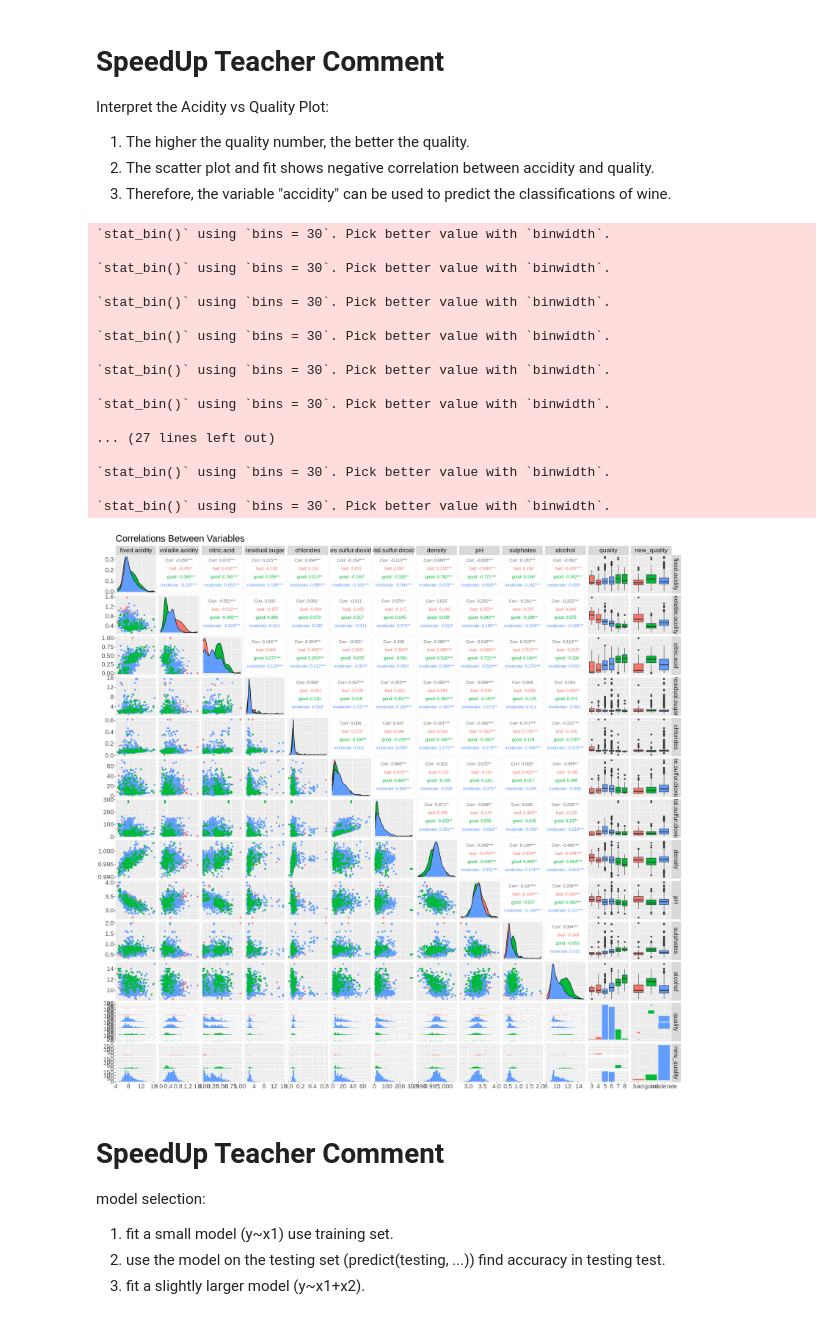
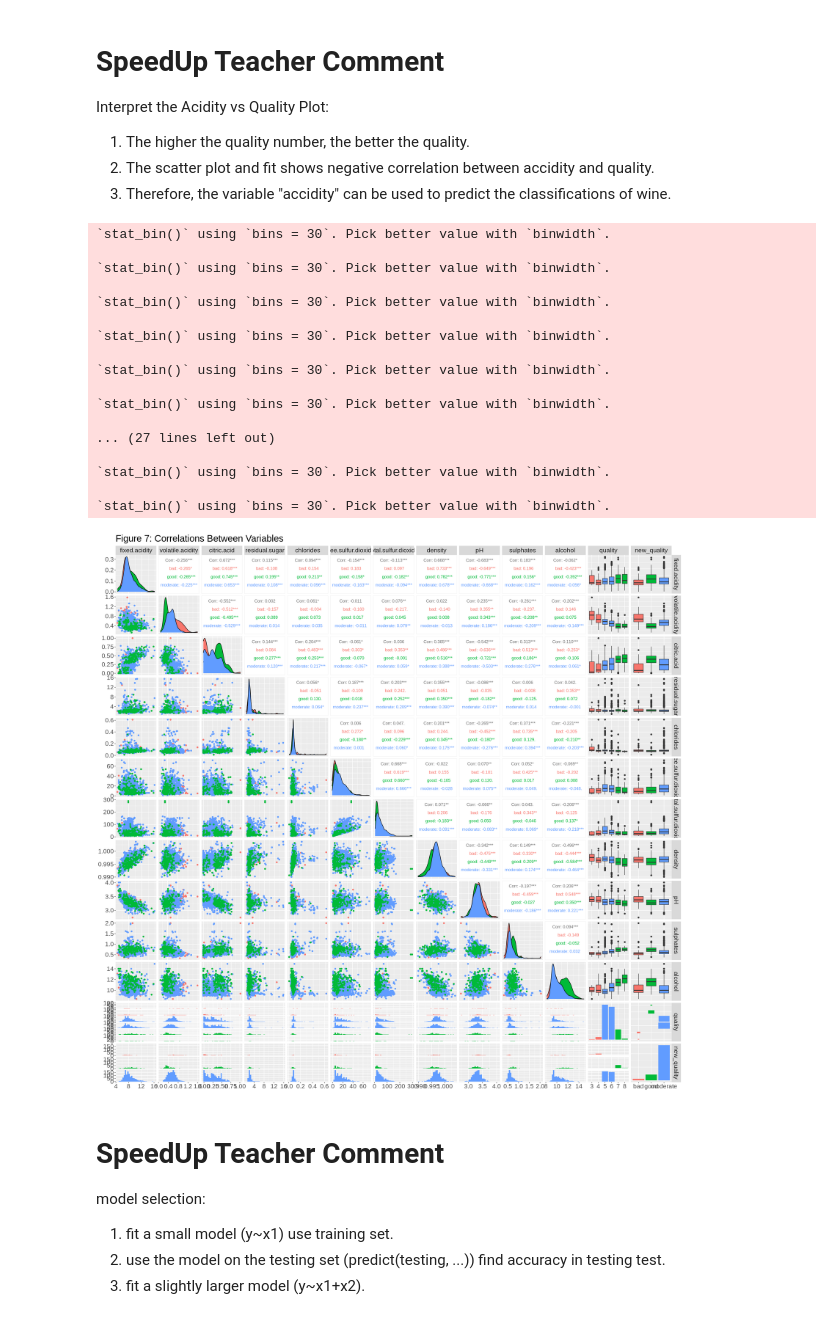
Before and after one commit to meganxu4/dsci100-group-proposal, a Jupyter notebook: modification.ipynb, the cells around one changed output. Saved outputs shown, nothing was run; the diff lists cells and outputs as text; code cells hidden in the pictures.

```diff
--- a/modification.ipynb
+++ b/modification.ipynb
@@ -210,31 +211,31 @@ Interpret the Acidity vs Quality Plot:
 # %%
 # correlations between variables
 library(GGally)
 options(repr.plot.height = 20, repr.plot.width = 21)
 wine_quality <- wine_quality_factored
 wine_pairs <- ggpairs(wine_quality, columns = 1:13, aes(color = new_quality )) +
-                ggtitle("Correlations Between Variables") +
+                ggtitle("Figure 7: Correlations Between Variables") +
                 theme(text = element_text(size = 20))
 wine_pairs
 # %% [output]
 `stat_bin()` using `bins = 30`. Pick better value with `binwidth`.
 
 `stat_bin()` using `bins = 30`. Pick better value with `binwidth`.
 
 `stat_bin()` using `bins = 30`. Pick better value with `binwidth`.
 
 `stat_bin()` using `bins = 30`. Pick better value with `binwidth`.
 
 `stat_bin()` using `bins = 30`. Pick better value with `binwidth`.
 
 `stat_bin()` using `bins = 30`. Pick better value with `binwidth`.
 
 ... (27 lines left out)
 
 `stat_bin()` using `bins = 30`. Pick better value with `binwidth`.
 
 `stat_bin()` using `bins = 30`. Pick better value with `binwidth`.
-[figure, old version]
+[figure, new version]
 # %% [markdown]
 # SpeedUp Teacher Comment
 
```
Also changed, not shown: parts of 1 cell of this notebook.
